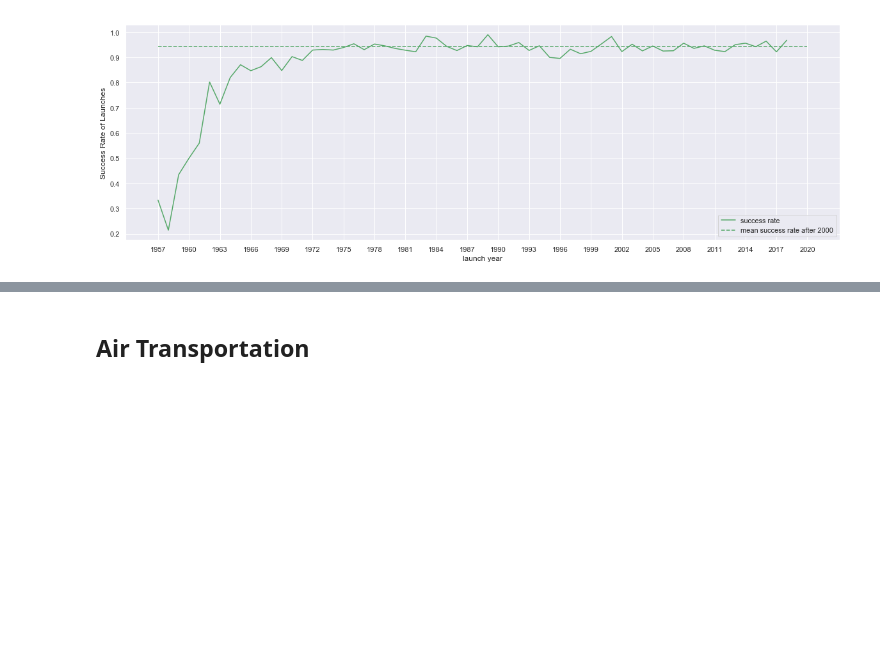
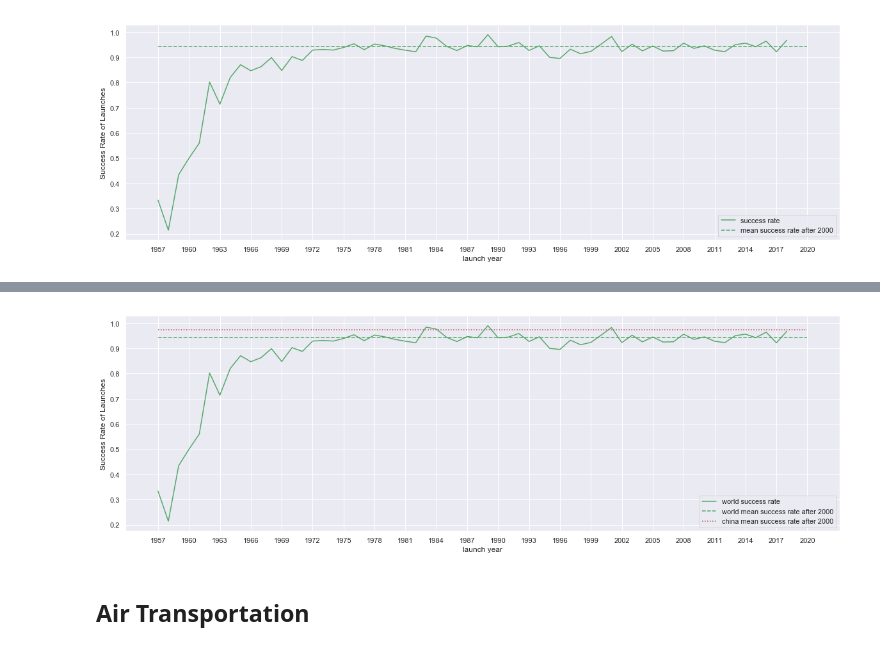
Before and after one commit to emptymalei/mini-lab, a Jupyter notebook: space_exploration/space-exploration.ipynb, the cells around one changed output, grey strips where cells are left out. Drawn from its saved outputs; the diff is of its cells as text; code cells hidden in the pictures; blank space fills up the shorter version.

```diff
--- a/space_exploration/space-exploration.ipynb
+++ b/space_exploration/space-exploration.ipynb
@@ -235,3 +349,13 @@ fig.savefig('export/space-launch-success-rate-yearly.png')
+# %%
+fig, ax = plt.subplots( figsize=(20,6.18) )
+
+df_world_china[ ['world success rate', 'world mean success rate after 2000', 'china mean success rate after 2000' ] ].plot(ax=ax, color= ['g','g','r'], style=['-', '--', ':'] )
+ax.set_xticks( launch_years[::3] )
+ax.set_xticklabels( launch_years[::3] );
+ax.set_ylabel('Success Rate of Launches')
+fig.savefig('export/space-launch-success-rate-with-china-mean-yearly.png')
+# %% [output]
+[figure, added]
 # %% [markdown]
 ## Air Transportation
 # %%
```
Also changed, not shown: parts of 11 cells of this notebook, 3 other files.
